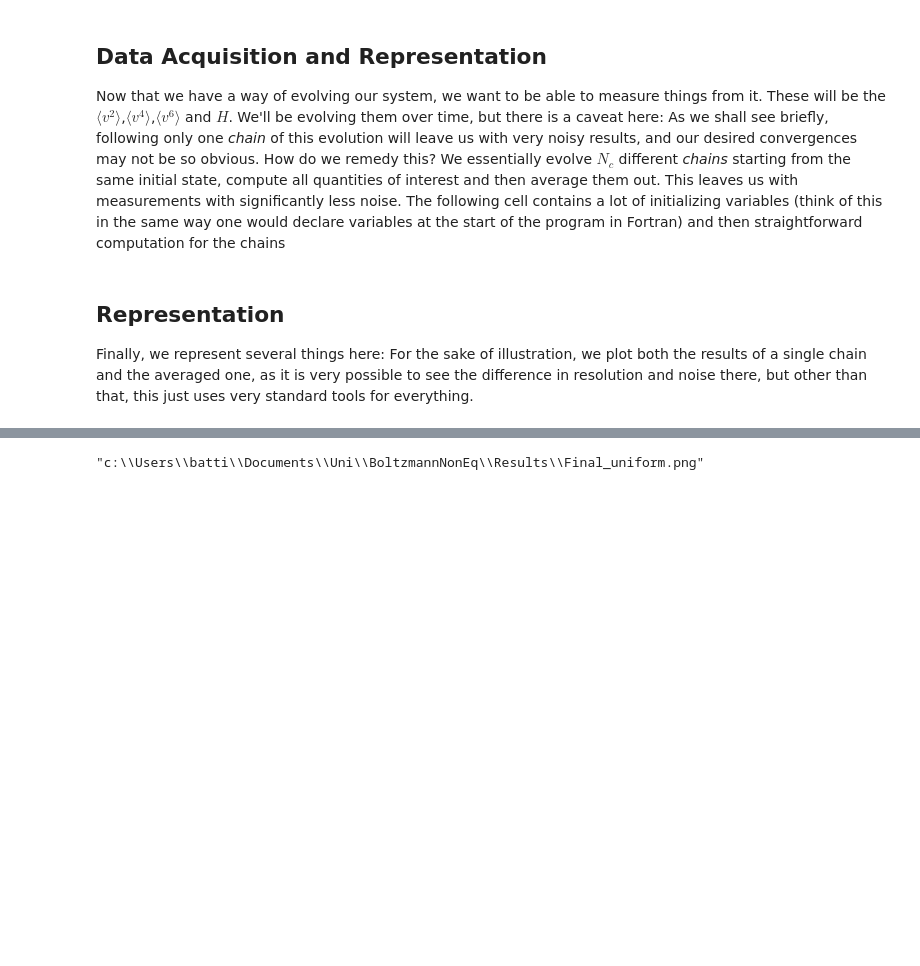
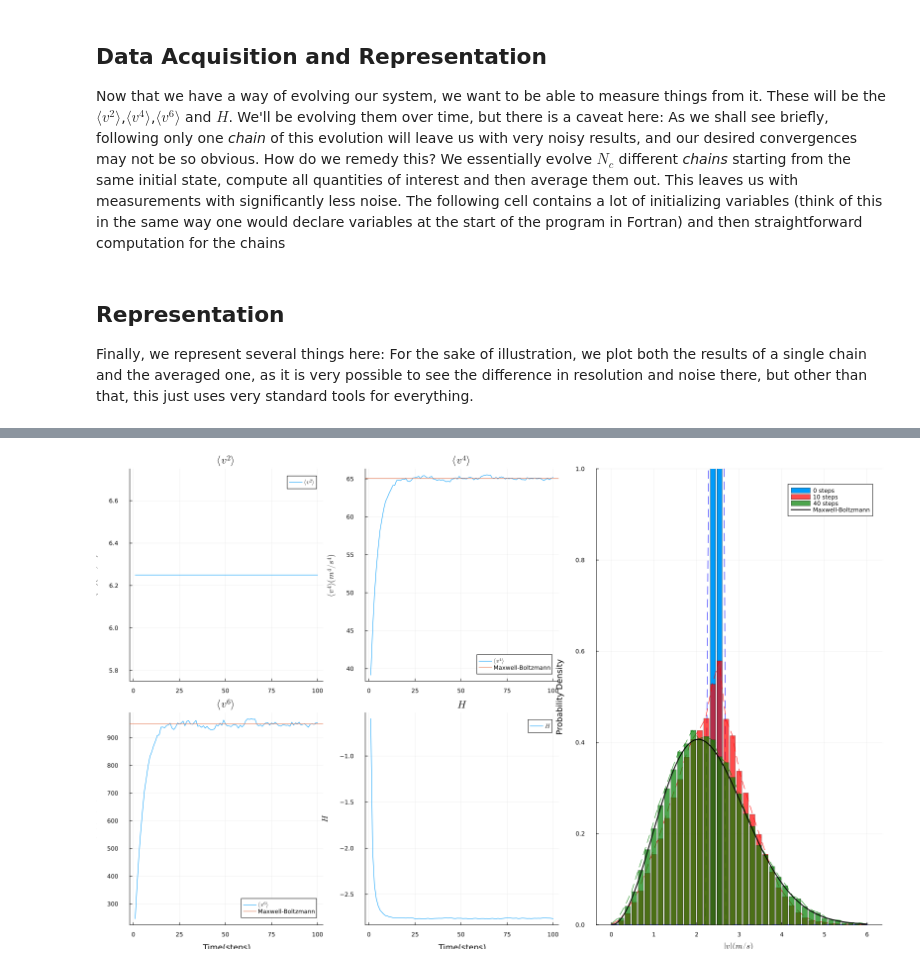
Before and after one commit to BielUsal/BoltzmannNonEq, a Jupyter notebook: NonEq.ipynb, the cells around one changed output, grey strips where cells are left out. Cells and saved outputs as stored; diff of their text form; code cells hidden in the pictures; blank space fills up the shorter version.

```diff
--- a/NonEq.ipynb
+++ b/NonEq.ipynb
@@ -313,10 +313,12 @@ savefig(pegnor,"Results/Time_slices_vx_"*SamplingType*".png")
 # %%
 if SamplingType == "delta"
     plot(penor,pognor,layout=@layout([a{0.6w} b{0.4w}]),size=(1600,1000))
     savefig("Results/Final_"*SamplingType*".png")
+    plot(penor,pognor,layout=@layout([a{0.6w} b{0.4w}]),size=(1600,1000))
 else
     plot(penor,pegnor,layout=@layout([a{0.6w} b{0.4w}]),size=(1600,1000))
     savefig("Results/Final_"*SamplingType*".png")
+    plot(penor,pegnor,layout=@layout([a{0.6w} b{0.4w}]),size=(1600,1000))
 end
 # %% [output]
-"c:\\Users\\batti\\Documents\\Uni\\BoltzmannNonEq\\Results\\Final_uniform.png"
+[figure, added]
```
Also changed, not shown: parts of 11 cells of this notebook.
